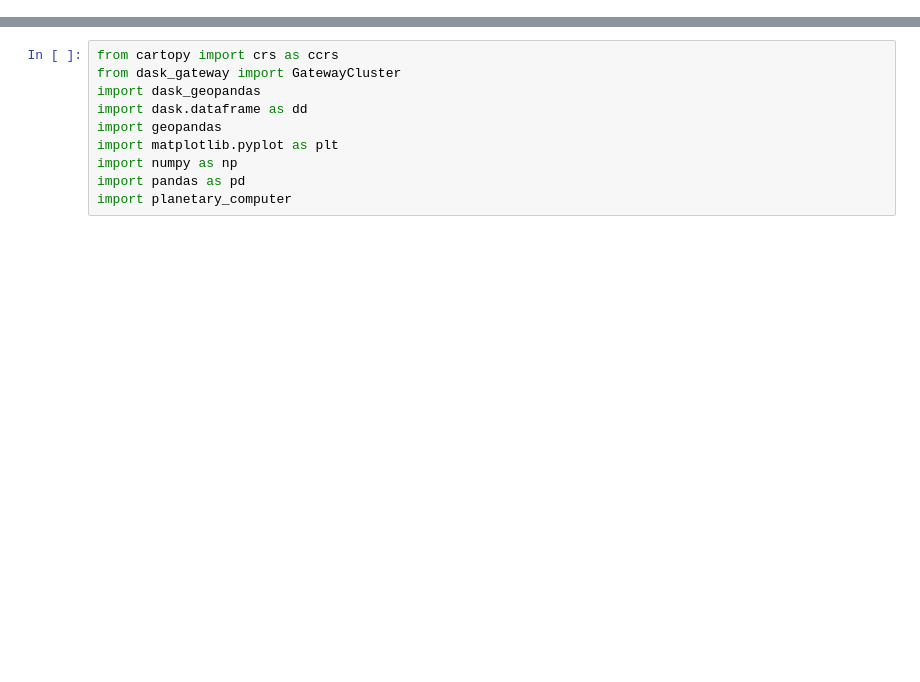
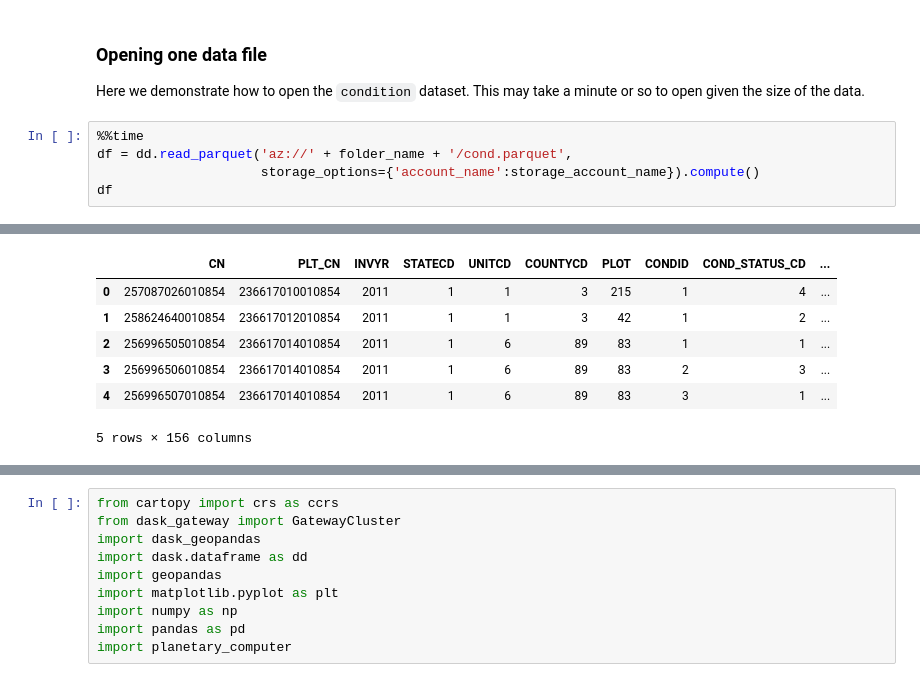
Before and after one commit to geo-rao/open-environmental-data-in-the-cloud, a Jupyter notebook: fia-example-planetary-computer.ipynb, the cells around one changed output, grey strips where cells are left out. Drawn from its saved outputs; the diff is of its cells as text; blank space fills up the shorter version.

```diff
--- a/fia-example-planetary-computer.ipynb
+++ b/fia-example-planetary-computer.ipynb
@@ -8,0 +48,9 @@ This example builds on the [plot estimation](https://rfia.netlify.app/courses/pl
+# %% [markdown]
+### Opening one data file
+Here we demonstrate how to open the <code>condition</code> dataset. This may take a minute or so to open given the size of the data.
+# %%
+%%time
+df = dd.read_parquet('az://' + folder_name + '/cond.parquet',
+                     storage_options={'account_name':storage_account_name}).compute()
+df
+# %% [output]
@@ -8,0 +59,7 @@ This example builds on the [plot estimation](https://rfia.netlify.app/courses/pl
+|  | CN | PLT_CN | INVYR | STATECD | UNITCD | COUNTYCD | PLOT | CONDID | COND_STATUS_CD | ... |
+| 0 | 257087026010854 | 236617010010854 | 2011 | 1 | 1 | 3 | 215 | 1 | 4 | ... |
+| 1 | 258624640010854 | 236617012010854 | 2011 | 1 | 1 | 3 | 42 | 1 | 2 | ... |
+| 2 | 256996505010854 | 236617014010854 | 2011 | 1 | 6 | 89 | 83 | 1 | 1 | ... |
+| 3 | 256996506010854 | 236617014010854 | 2011 | 1 | 6 | 89 | 83 | 2 | 3 | ... |
+| 4 | 256996507010854 | 236617014010854 | 2011 | 1 | 6 | 89 | 83 | 3 | 1 | ... |
+5 rows × 156 columns
```
Also changed, not shown: parts of 21 cells of this notebook.
